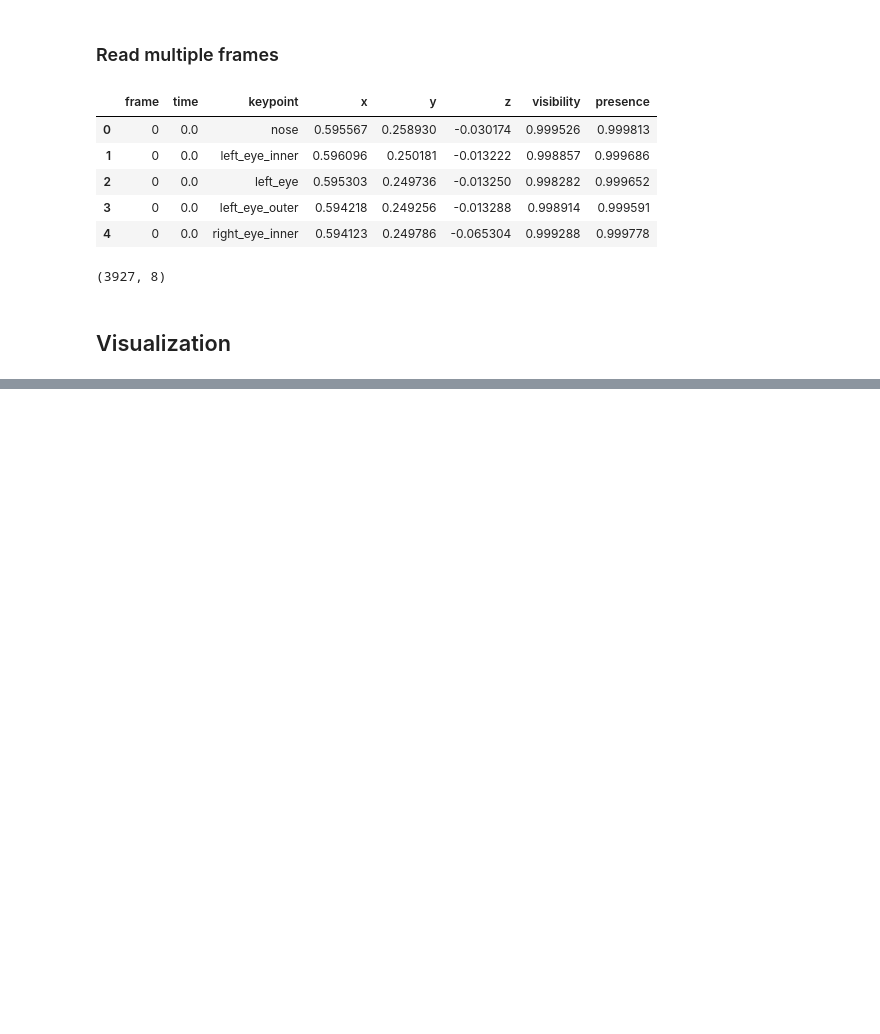
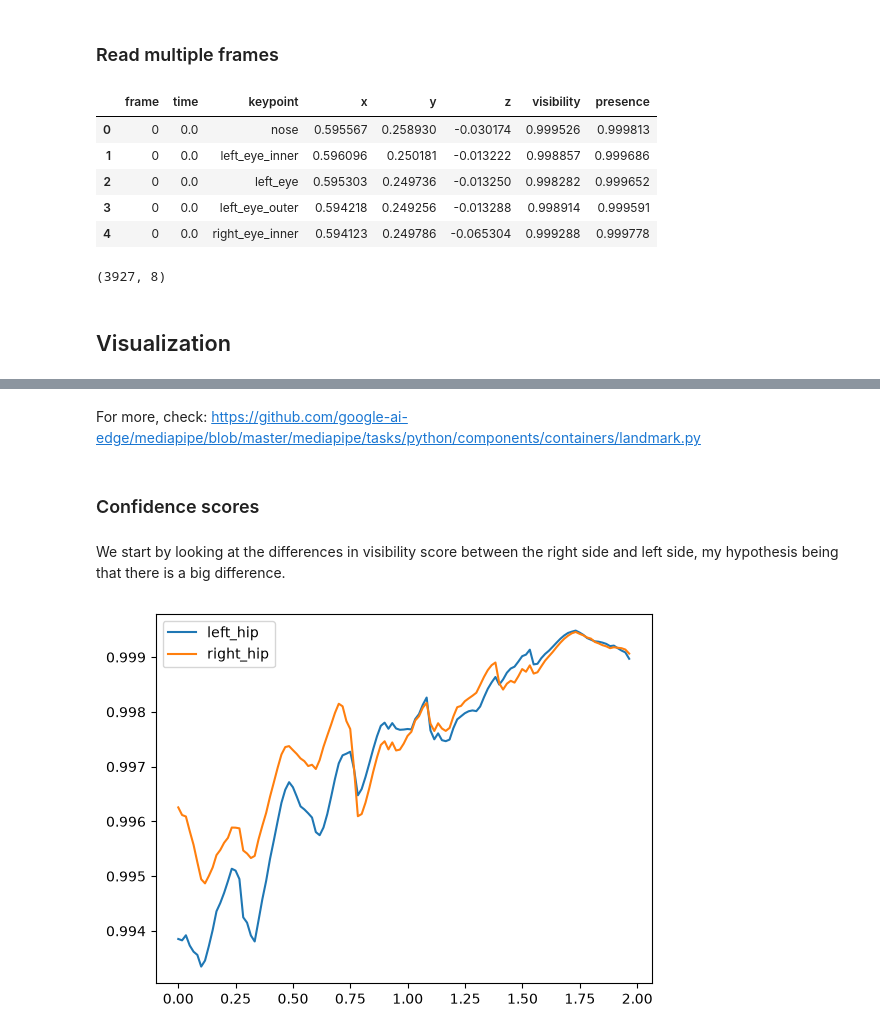
Before and after one commit to EstebanHuriot/BackflipAnalysis, a Jupyter notebook: computer_vision/mediapipe.ipynb, the cells around one changed output, grey strips where cells are left out. Drawn from its saved outputs; the diff is of its cells as text; code cells hidden in the pictures; blank space fills up the shorter version.

Commit message:
Update confidence scores

```diff
--- a/computer_vision/mediapipe.ipynb
+++ b/computer_vision/mediapipe.ipynb
@@ -173,0 +175,21 @@ plt.show()
+# %% [markdown]
+For more, check: https://github.com/google-ai-edge/mediapipe/blob/master/mediapipe/tasks/python/components/containers/landmark.py
+# %% [markdown]
+### Confidence scores
+# %% [markdown]
+We start by looking at the differences in visibility score between the right side and left side, my hypothesis being that there is a big difference.
+# %%
+hips = df_mp[df_mp["keypoint"].isin(["left_hip","right_hip"])]
+
+for name, data in hips.groupby("keypoint"):
+    plt.plot(
+        data["time"],
+        data["visibility"],
+        label=name
+    )
+
+#plt.xlim(1.1, 1.6)
+plt.legend()
+plt.show()
+# %% [output]
+[figure, added]
```
Also changed, not shown: parts of 21 cells of this notebook.
